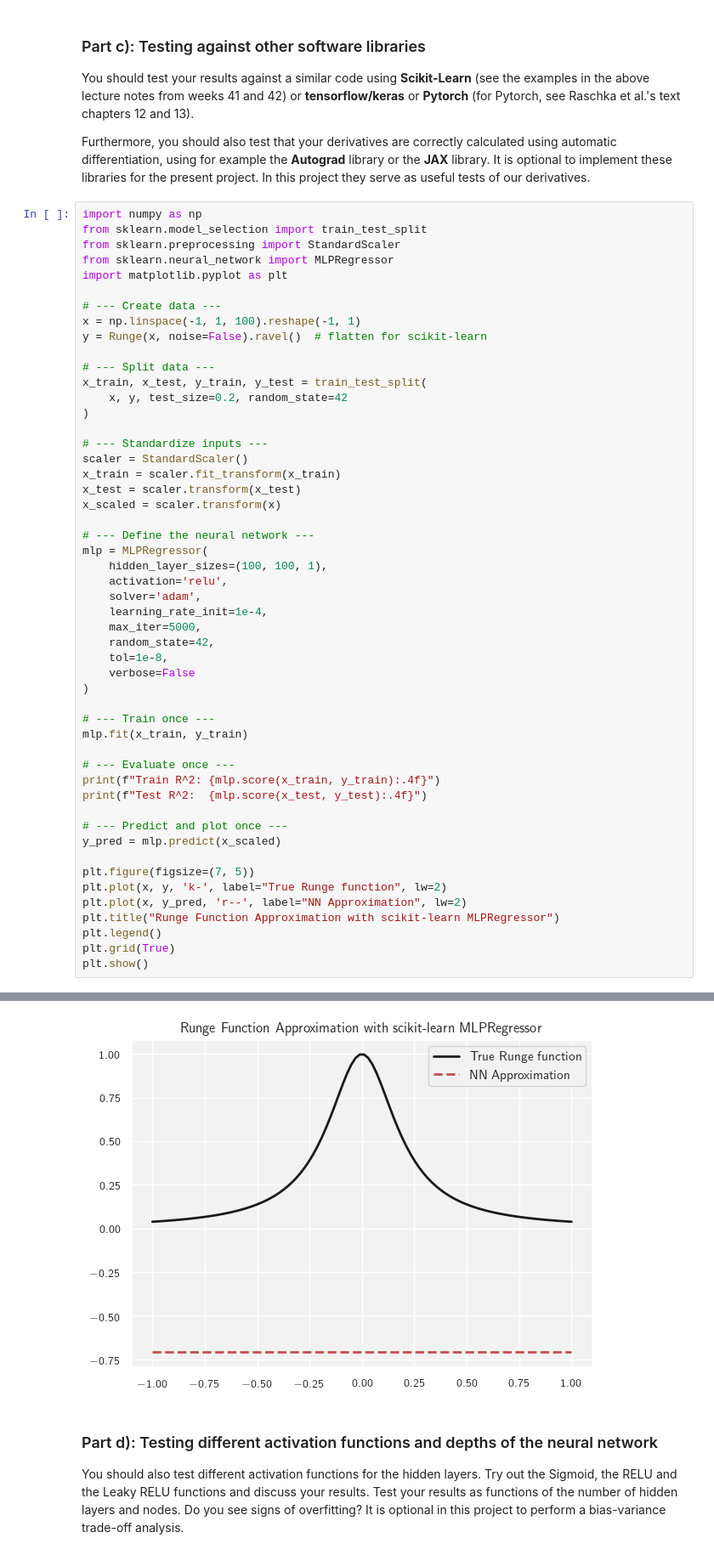
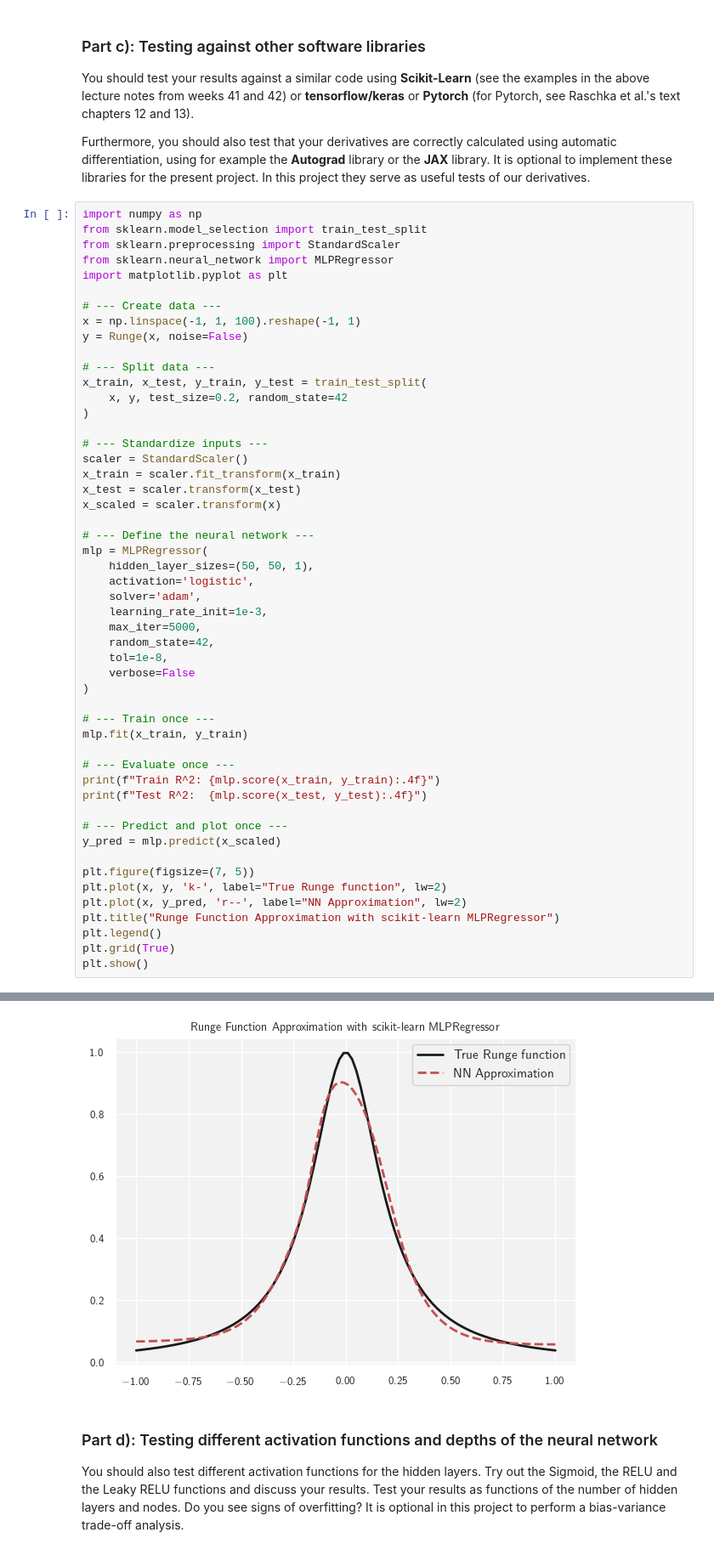
Before and after one commit to p-perrone/UiO_MachineLearning, a Jupyter notebook: ml_project2/notebooks/project2.ipynb, the cells around one changed output, grey strips where cells are left out. Shown: that part at 85% size. Saved outputs shown, nothing was run; the diff lists cells and outputs as text.

```diff
--- a/ml_project2/notebooks/project2.ipynb
+++ b/ml_project2/notebooks/project2.ipynb
@@ -938,7 +909,7 @@ import matplotlib.pyplot as plt
 
 # --- Create data ---
 x = np.linspace(-1, 1, 100).reshape(-1, 1)
-y = Runge(x, noise=False).ravel()  # flatten for scikit-learn
+y = Runge(x, noise=False)
 
 # --- Split data ---
 x_train, x_test, y_train, y_test = train_test_split(
@@ -953,10 +924,10 @@ x_scaled = scaler.transform(x)
 
 # --- Define the neural network ---
 mlp = MLPRegressor(
-    hidden_layer_sizes=(100, 100, 1),
-    activation='relu',
+    hidden_layer_sizes=(50, 50, 1),
+    activation='logistic',
     solver='adam',
-    learning_rate_init=1e-4,
+    learning_rate_init=1e-3,
     max_iter=5000,
     random_state=42,
     tol=1e-8,
@@ -986,4 +957,4 @@ Test R^2:  -12.9487
-[figure, old version]
+[figure, new version]
 # %% [markdown]
 ### Part d): Testing different activation functions and depths of the neural network
 
```
Also changed, not shown: parts of 28 cells of this notebook.
